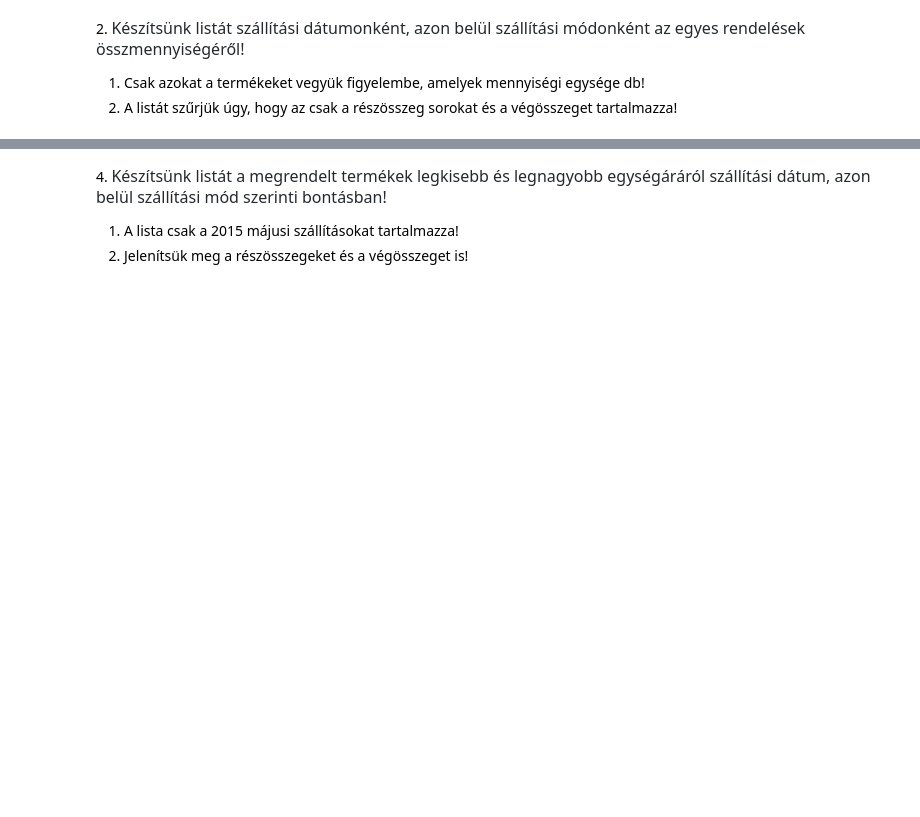
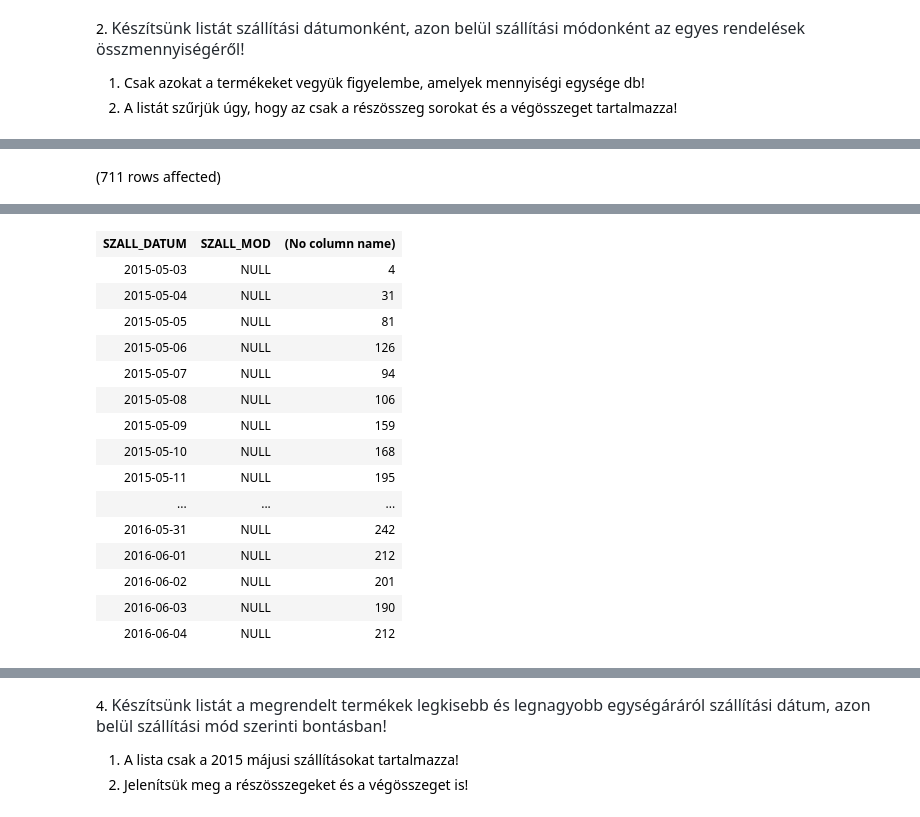
Before and after one commit to onlyux/adatbazisK, a Jupyter notebook: gyakorlat05_feladatok.ipynb, the cells around one changed output, grey strips where cells are left out. Cells and saved outputs as stored; diff of their text form; code cells hidden in the pictures; blank space fills up the shorter version.

````diff
--- a/gyakorlat05_feladatok.ipynb
+++ b/gyakorlat05_feladatok.ipynb
@@ -30,0 +23,13 @@ Total execution time: 00:00:00.300
+# %%
+SELECT r.SZALL_DATUM,
+        r. SZALL_MOD,
+        -- GROUPING_ID(r.szall_datum, r.szall_mod),
+        COUNT(*)
+FROM Rendeles r
+        JOIN Rendeles_tetel rt ON r.SORSZAM = rt.SORSZAM
+        JOIN Termek t ON rt.TERMEKKOD = t.TERMEKKOD
+WHERE t.MEGYS = 'db'
+GROUP BY ROLLUP(r.SZALL_DATUM, r.SZALL_MOD)
+HAVING GROUPING_ID(r.SZALL_DATUM, r.SZALL_MOD) > 0
+# %% [output]
+(711 rows affected)
@@ -31,3 +37,19 @@ Total execution time: 00:00:00.300
+| SZALL_DATUM | SZALL_MOD | (No column name) |
+| 2015-05-03 | NULL | 4 |
+| 2015-05-04 | NULL | 31 |
+| 2015-05-05 | NULL | 81 |
+| 2015-05-06 | NULL | 126 |
+| 2015-05-07 | NULL | 94 |
+| 2015-05-08 | NULL | 106 |
+| 2015-05-09 | NULL | 159 |
+| 2015-05-10 | NULL | 168 |
+| 2015-05-11 | NULL | 195 |
+| ... | ... | ... |
+| 2016-05-31 | NULL | 242 |
+| 2016-06-01 | NULL | 212 |
+| 2016-06-02 | NULL | 201 |
+| 2016-06-03 | NULL | 190 |
+| 2016-06-04 | NULL | 212 |
 # %% [markdown]
 ```
 3. Hány olyan ügyfél van, aki még nem rendelt semmit?
````
Also changed, not shown: parts of 3 cells of this notebook.
